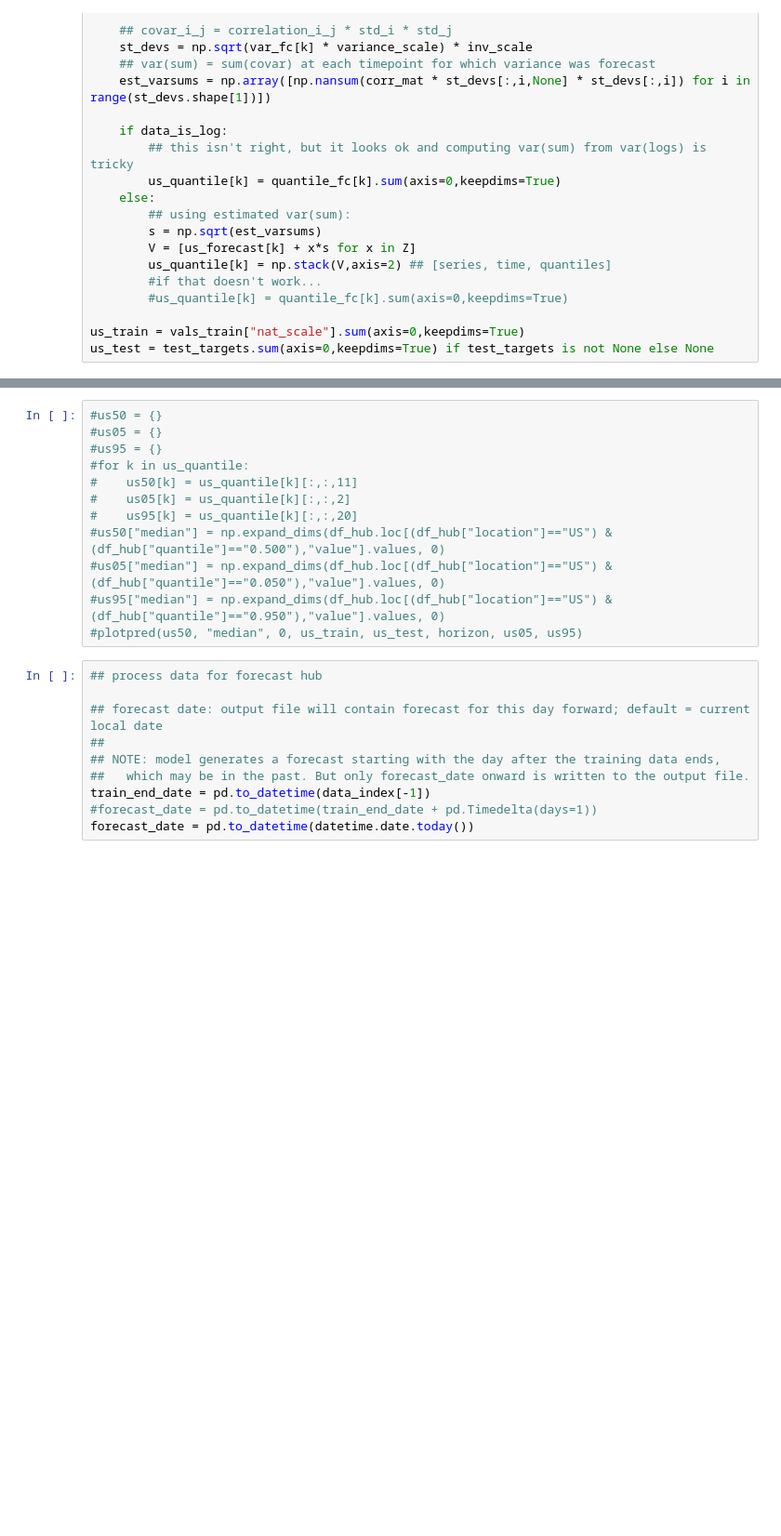
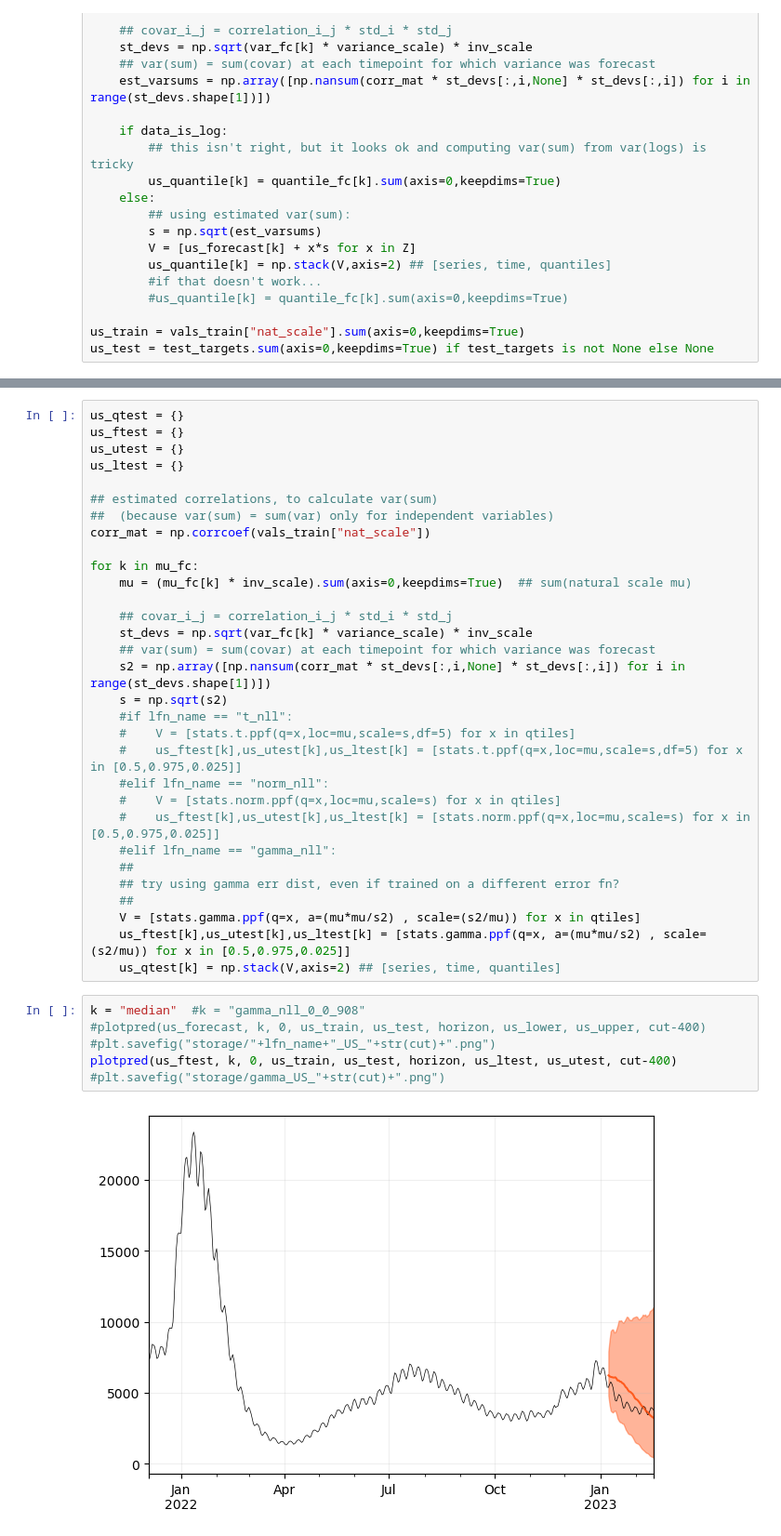
Before and after one commit to CDDEP-DC/nbeats-xd, a Jupyter notebook: nbx_test.ipynb, the cells around one changed output, grey strips where cells are left out. Shown at 93% size. Cells and saved outputs as stored; diff of their text form; blank space fills up the shorter version.

```diff
--- a/nbx_test.ipynb
+++ b/nbx_test.ipynb
@@ -558,23 +608,40 @@ plotpred(us_forecast, "median", 0, us_train, us_test, horizon, us_lower, us_uppe
-# %%
-#us50 = {}
-#us05 = {}
-#us95 = {}
-#for k in us_quantile:
-#    us50[k] = us_quantile[k][:,:,11]
-#    us05[k] = us_quantile[k][:,:,2]
-#    us95[k] = us_quantile[k][:,:,20]
-#us50["median"] = np.expand_dims(df_hub.loc[(df_hub["location"]=="US") & (df_hub["quantile"]=="0.500"),"value"].values, 0)
-#us05["median"] = np.expand_dims(df_hub.loc[(df_hub["location"]=="US") & (df_hub["quantile"]=="0.050"),"value"].values, 0)
-#us95["median"] = np.expand_dims(df_hub.loc[(df_hub["location"]=="US") & (df_hub["quantile"]=="0.950"),"value"].values, 0)
-#plotpred(us50, "median", 0, us_train, us_test, horizon, us05, us95)
-# %%
-## process data for forecast hub
-
-## forecast date: output file will contain forecast for this day forward; default = current local date
-##
-## NOTE: model generates a forecast starting with the day after the training data ends,
-##   which may be in the past. But only forecast_date onward is written to the output file.
-train_end_date = pd.to_datetime(data_index[-1])
-#forecast_date = pd.to_datetime(train_end_date + pd.Timedelta(days=1))
-forecast_date = pd.to_datetime(datetime.date.today())
+# %%
+us_qtest = {}
+us_ftest = {}
+us_utest = {}
+us_ltest = {}
+
+## estimated correlations, to calculate var(sum)
+##  (because var(sum) = sum(var) only for independent variables)
+corr_mat = np.corrcoef(vals_train["nat_scale"])
+
+for k in mu_fc:
+    mu = (mu_fc[k] * inv_scale).sum(axis=0,keepdims=True)  ## sum(natural scale mu)
+
+    ## covar_i_j = correlation_i_j * std_i * std_j
+    st_devs = np.sqrt(var_fc[k] * variance_scale) * inv_scale
+    ## var(sum) = sum(covar) at each timepoint for which variance was forecast
+    s2 = np.array([np.nansum(corr_mat * st_devs[:,i,None] * st_devs[:,i]) for i in range(st_devs.shape[1])])
+    s = np.sqrt(s2)
+    #if lfn_name == "t_nll":
+    #    V = [stats.t.ppf(q=x,loc=mu,scale=s,df=5) for x in qtiles]
+    #    us_ftest[k],us_utest[k],us_ltest[k] = [stats.t.ppf(q=x,loc=mu,scale=s,df=5) for x in [0.5,0.975,0.025]]
+    #elif lfn_name == "norm_nll":
+    #    V = [stats.norm.ppf(q=x,loc=mu,scale=s) for x in qtiles]
+    #    us_ftest[k],us_utest[k],us_ltest[k] = [stats.norm.ppf(q=x,loc=mu,scale=s) for x in [0.5,0.975,0.025]]
+    #elif lfn_name == "gamma_nll":
+    ##
+    ## try using gamma err dist, even if trained on a different error fn?
+    ##
+    V = [stats.gamma.ppf(q=x, a=(mu*mu/s2) , scale=(s2/mu)) for x in qtiles]
+    us_ftest[k],us_utest[k],us_ltest[k] = [stats.gamma.ppf(q=x, a=(mu*mu/s2) , scale=(s2/mu)) for x in [0.5,0.975,0.025]]
+    us_qtest[k] = np.stack(V,axis=2) ## [series, time, quantiles]
+# %%
+k = "median"  #k = "gamma_nll_0_0_908"
+#plotpred(us_forecast, k, 0, us_train, us_test, horizon, us_lower, us_upper, cut-400)
+#plt.savefig("storage/"+lfn_name+"_US_"+str(cut)+".png")
+plotpred(us_ftest, k, 0, us_train, us_test, horizon, us_ltest, us_utest, cut-400)
+#plt.savefig("storage/gamma_US_"+str(cut)+".png")
+# %% [output]
+[figure, added]
 # %%
```
Also changed, not shown: parts of 19 cells of this notebook, 5 other files.
